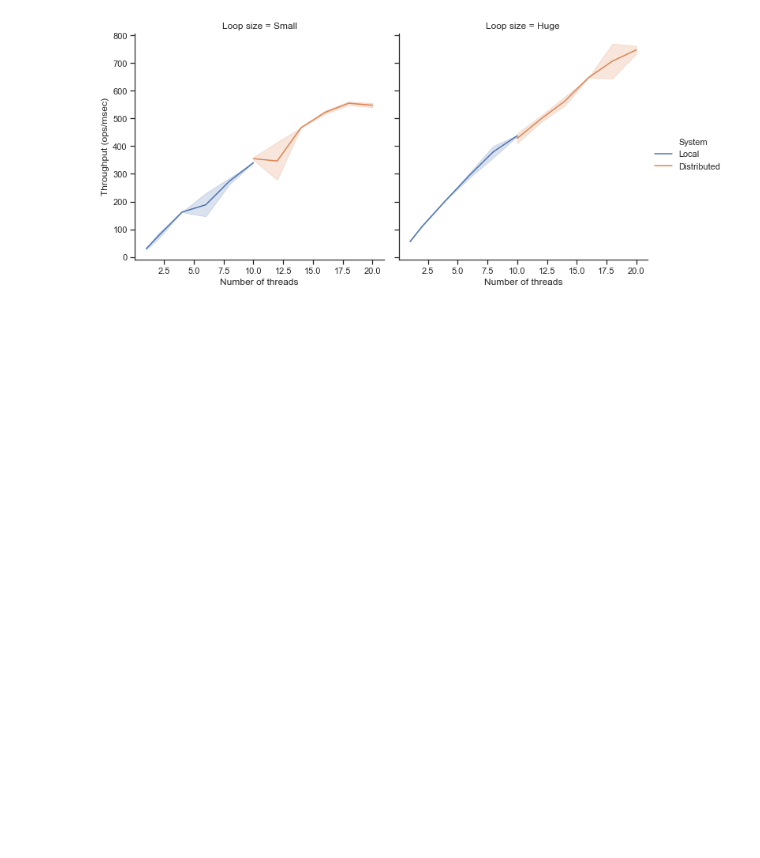
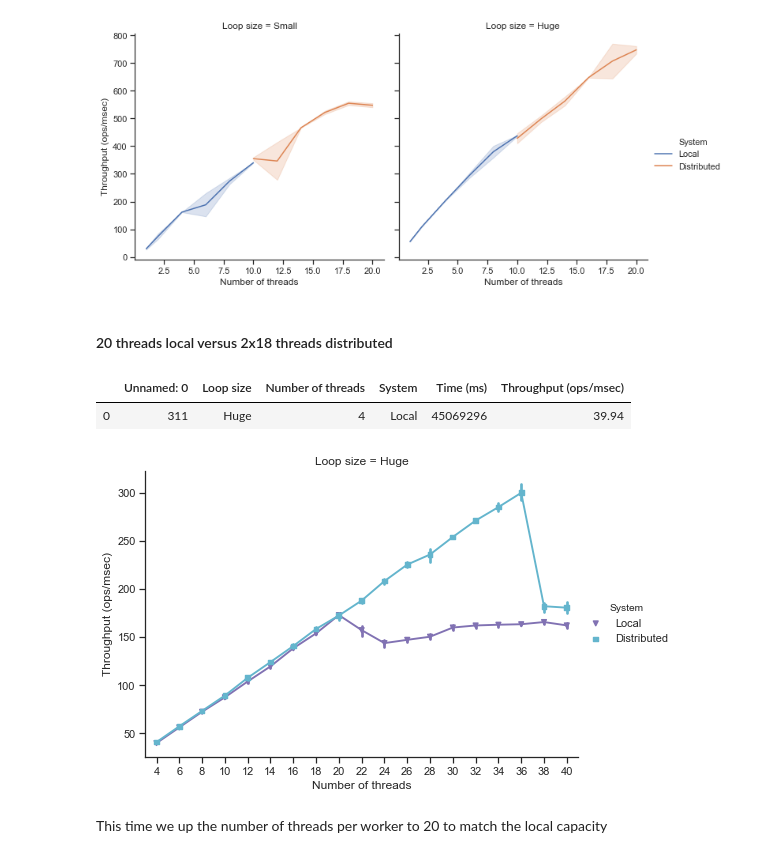
Before and after one commit to mfournial/faasm-benchmarks, a Jupyter notebook: graphs.ipynb, the cells around one changed output. Drawn from its saved outputs; the diff is of its cells as text; code cells hidden in the pictures; blank space fills up the shorter version.

Commit message:
Add huge experiment

```diff
--- a/graphs.ipynb
+++ b/graphs.ipynb
@@ -134,3 +136,24 @@ ax2 = sns.relplot(x=nt, y=ht, hue=st, col=lt, kind="line", data=lin_d1)
 # %% [output]
 [figure]
 [figure]
+# %% [markdown]
+#### 20 threads local versus 2x18 threads distributed
+# %%
+d2 = pd.read_csv("distributed/18TperWorker-huge.csv")
+d2.head(1)
+# %% [output]
+|  | Unnamed: 0 | Loop size | Number of threads | System | Time (ms) | Throughput (ops/msec) |
+| 0 | 311 | Huge | 4 | Local | 45069296 | 39.94 |
+# %%
+g = sns.catplot(x=nt, y=ht, hue=st,
+                col=lt, sharey=False,
+                palette=palette,
+                markers=["v", "s"],
+                aspect=1.4,
+                scale=0.7,
+                kind="point",
+                data=d2)
+# %% [output]
+[figure, added]
+# %% [markdown]
+This time we up the number of threads per worker to 20 to match the local capacity
```
Also changed, not shown: parts of 3 cells of this notebook, 1 other file.
